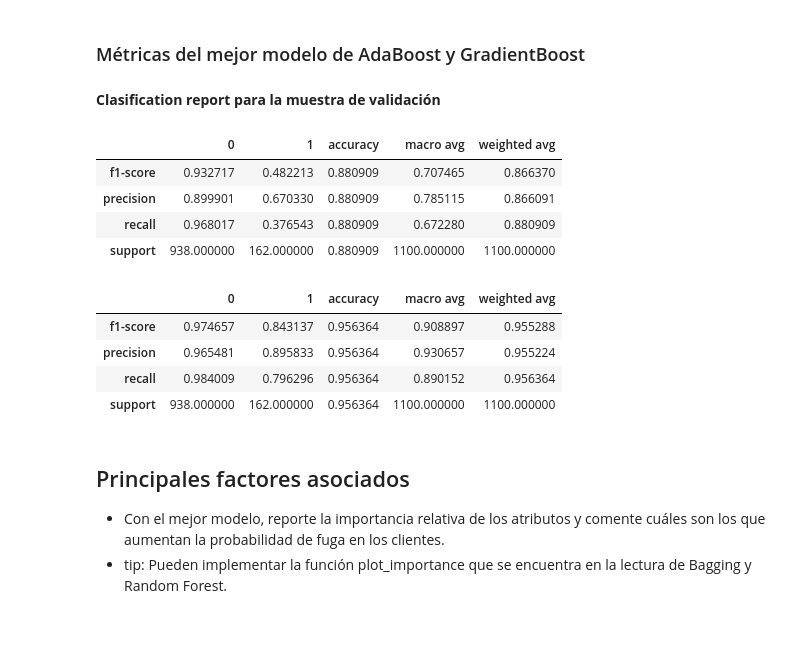
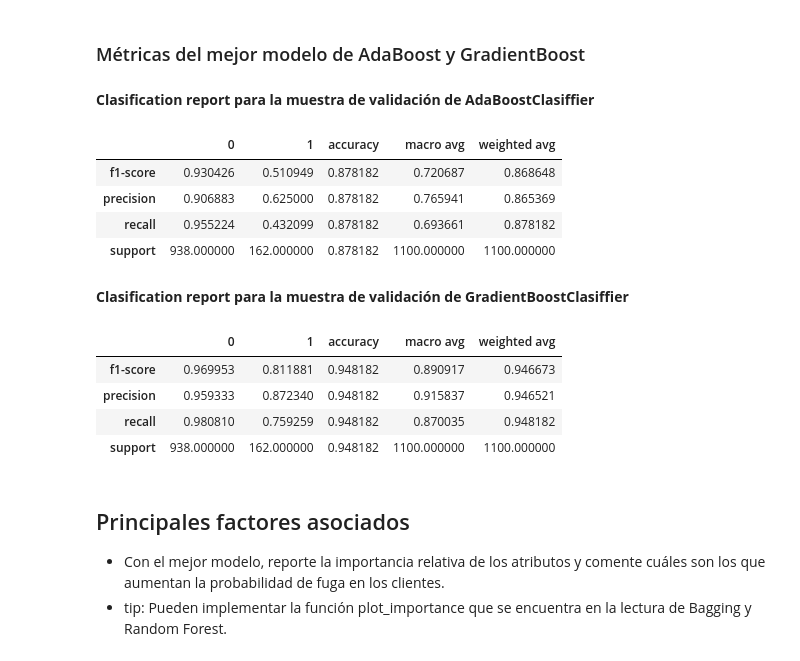
Before and after one commit to danoffn/Data-Science, a Jupyter notebook: 3 - Machine Learning/09 - Boosting Classifiers/Desafio 09 Boosting Classifiers.ipynb, the cells around one changed output. Drawn from its saved outputs; the diff is of its cells as text; code cells hidden in the pictures; blank space fills up the shorter version.

```diff
--- a/3 - Machine Learning/09 - Boosting Classifiers/Desafio 09 Boosting Classifiers.ipynb
+++ b/3 - Machine Learning/09 - Boosting Classifiers/Desafio 09 Boosting Classifiers.ipynb
@@ -191,10 +193,18 @@ get_graph(df_train, 4)
 A partir de los gráficos sólo se recodificarán las variables categóricas.
 # %%
-display(Markdown("#### Base de datos recodificada"))
+display(Markdown("#### Base de datos de entrenamiento recodificada"))
 
-df_recode = df_train.copy()
-df_recode = pd.get_dummies(df_recode, drop_first=True)
-df_recode = df_recode.reindex(sorted(df_recode.columns), axis="columns")
-display(df_recode.sample(5,random_state=2019))
-display(df_recode.info())
+df_train_recode = df_train.copy()
+df_train_recode = pd.get_dummies(df_train_recode, drop_first=True)
+df_train_recode = df_train_recode.reindex(sorted(df_train_recode.columns), axis="columns")
+display(df_train_recode.sample(5,random_state=2019))
+display(df_train_recode.info())
+
+display(Markdown("#### Base de datos para predicción recodificada"))
+
+df_pred_recode = df_pred.copy()
+df_pred_recode = pd.get_dummies(df_pred_recode, drop_first=True)
+df_pred_recode = df_pred_recode.reindex(sorted(df_pred_recode.columns), axis="columns")
+display(df_pred_recode.sample(5,random_state=2019))
+display(df_pred_recode.info())
 # %% [output]
@@ -243,10 +281,10 @@ Se selecciona la métrica accuracy, ya que se intenta predecir cuando el cliente
 # %%
 var_objective = 'churn_yes'
-var_attributes = [x for x in df_recode.columns if x != var_objective]
+var_attributes = [x for x in df_train_recode.columns if x != var_objective]
 
 X_train, X_test, y_train, y_test = train_test_split(
-    df_recode[var_attributes],
-    df_recode[var_objective],
+    df_train_recode[var_attributes],
+    df_train_recode[var_objective],
     random_state=11238,
     test_size=.33
 )
@@ -260,13 +298,13 @@ parameters = {
     'n_estimators': [50, 100, 500, 1000, 2000]
 }
 
-acc_scorer = make_scorer(accuracy_score)
+acc_scorer = make_scorer(precision_score)
 
 grid_obj_AB = GridSearchCV(clf, parameters,
                         n_jobs=-1,
                         cv=5,
                         verbose=5,
-                        scoring=acc_scorer
+                        scoring="recall"
                         )
 
 grid_obj_AB = grid_obj_AB.fit(X_train, y_train)
@@ -277,7 +315,7 @@ display(grid_obj_AB)
 display(Markdown("#### Mejores parámetros para AdaBoostClassifier"))
 display(grid_obj_AB.best_params_)
 
-display(Markdown("#### Mejor score (accuracy)"))
+display(Markdown("#### Mejor score del GridSearch para AdaBoostClassifier"))
 display(grid_obj_AB.best_score_)
 # %% [output]
 Fitting 5 folds for each of 15 candidates, totalling 75 fits
@@ -309,13 +347,13 @@ parameters = {
     'subsample': [0.1, 0.5, 0.9]
 }
 
-acc_scorer = make_scorer(accuracy_score)
+acc_scorer = make_scorer(precision_score)
 
 grid_obj_GB = GridSearchCV(clf, parameters,
                         n_jobs=-1,
                         cv=5,
                         verbose=5,
-                        scoring=acc_scorer
+                        scoring="recall"
                         )
 
 grid_obj_GB = grid_obj_GB.fit(X_train, y_train)
@@ -326,7 +364,7 @@ display(grid_obj_GB)
 display(Markdown("#### Mejores parámetros para GradientBoostingClassifier"))
 display(grid_obj_GB.best_params_)
 
-display(Markdown("#### Mejor score (accuracy)"))
+display(Markdown("#### Mejor score del GridSearch para GradientBoostingClasiffier"))
 display(grid_obj_GB.best_score_)
 # %% [output]
 Fitting 5 folds for each of 45 candidates, totalling 225 fits
@@ -362,23 +400,25 @@ GridSearchCV(cv=5, error_score='raise-deprecating',
 # %%
 y_hat_AB = grid_obj_AB.best_estimator_.predict(X_test)
 y_hat_GB = grid_obj_GB.best_estimator_.predict(X_test)
 
-display(Markdown("**Clasification report para la muestra de validación**"))
+display(Markdown("**Clasification report para la muestra de validación de AdaBoostClasiffier**"))
+display(pd.DataFrame(classification_report(y_test, y_hat_AB, output_dict=True)))
 
-display(pd.DataFrame(classification_report(y_test, y_hat_AB, output_dict=True)))
+display(Markdown("**Clasification report para la muestra de validación de GradientBoostClasiffier**"))
 display(pd.DataFrame(classification_report(y_test, y_hat_GB, output_dict=True)))
 # %% [output]
-**Clasification report para la muestra de validación**
+**Clasification report para la muestra de validación de AdaBoostClasiffier**
 |  | 0 | 1 | accuracy | macro avg | weighted avg |
-| f1-score | 0.932717 | 0.482213 | 0.880909 | 0.707465 | 0.866370 |
-| precision | 0.899901 | 0.670330 | 0.880909 | 0.785115 | 0.866091 |
-| recall | 0.968017 | 0.376543 | 0.880909 | 0.672280 | 0.880909 |
-| support | 938.000000 | 162.000000 | 0.880909 | 1100.000000 | 1100.000000 |
+| f1-score | 0.930426 | 0.510949 | 0.878182 | 0.720687 | 0.868648 |
+| precision | 0.906883 | 0.625000 | 0.878182 | 0.765941 | 0.865369 |
+| recall | 0.955224 | 0.432099 | 0.878182 | 0.693661 | 0.878182 |
+| support | 938.000000 | 162.000000 | 0.878182 | 1100.000000 | 1100.000000 |
+**Clasification report para la muestra de validación de GradientBoostClasiffier**
 |  | 0 | 1 | accuracy | macro avg | weighted avg |
-| f1-score | 0.974657 | 0.843137 | 0.956364 | 0.908897 | 0.955288 |
-| precision | 0.965481 | 0.895833 | 0.956364 | 0.930657 | 0.955224 |
-| recall | 0.984009 | 0.796296 | 0.956364 | 0.890152 | 0.956364 |
-| support | 938.000000 | 162.000000 | 0.956364 | 1100.000000 | 1100.000000 |
+| f1-score | 0.969953 | 0.811881 | 0.948182 | 0.890917 | 0.946673 |
+| precision | 0.959333 | 0.872340 | 0.948182 | 0.915837 | 0.946521 |
+| recall | 0.980810 | 0.759259 | 0.948182 | 0.870035 | 0.948182 |
+| support | 938.000000 | 162.000000 | 0.948182 | 1100.000000 | 1100.000000 |
 # %% [markdown]
 ## Principales factores asociados
 
```
Also changed, not shown: parts of 18 cells of this notebook.
